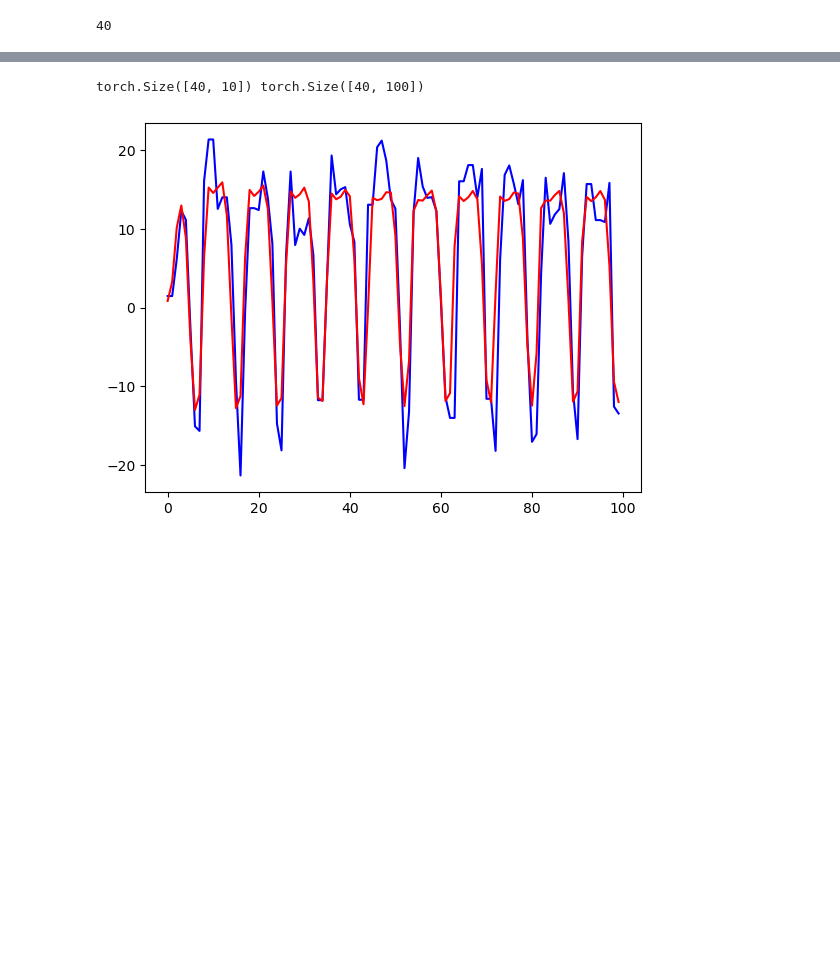
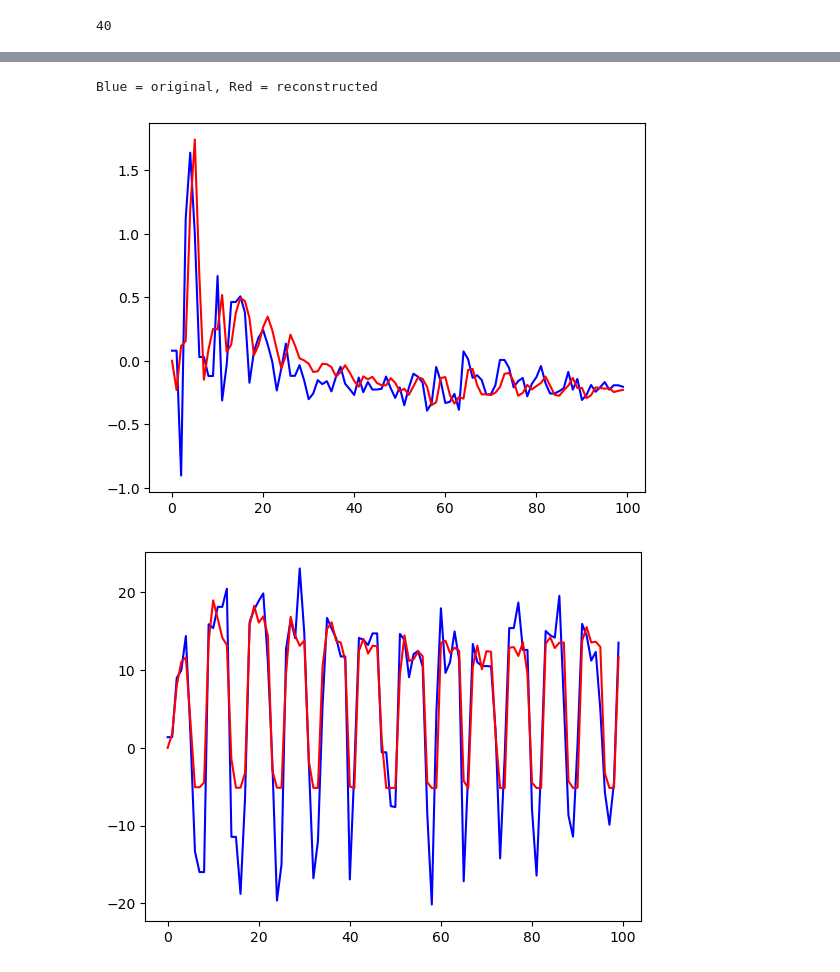
Before and after one commit to abbasilab/MMPL, a Jupyter notebook: notebooks/lstm_autoencoder.ipynb, the cells around one changed output, grey strips where cells are left out. Cells and saved outputs as stored; diff of their text form; code cells hidden in the pictures; blank space fills up the shorter version.

Commit message:
lstm autoencoder working w teacher forcing

```diff
--- a/notebooks/lstm_autoencoder.ipynb
+++ b/notebooks/lstm_autoencoder.ipynb
@@ -112,7 +127,17 @@ autoencoder = Autoencoder(
 # %%
-data_load = torch.utils.data.DataLoader(train_ds, len(train_ds), True)
-for data_matrix, labels in data_load:
-    accel_x = data_matrix[:, :, 0]
-    accel_x = accel_x.unsqueeze(2)
-    autoencoder.train(epochs=2000, learning_rate=0.01, gamma=0.999, data=accel_x.float())
+data_load = torch.utils.data.DataLoader(train_ds, len(train_ds), False)
+autoencoder.train()
+for epoch in range(epochs):
+    for data_matrix, labels in data_load:
+        accel_x = data_matrix[:, :, 0].transpose(0, 1).unsqueeze(2).float()
+
+        output = autoencoder(accel_x)
+
+        loss = criterion(accel_x, output)
+        opt.zero_grad()
+        loss.backward()
+        opt.step()
+
+    sched.step()
+    print("Epoch: ", epoch, " Loss: ", float(loss))
 # %% [output]
@@ -136,19 +161,44 @@ Intel MKL WARNING: Support of Intel(R) Streaming SIMD Extensions 4.2 (Intel(R) S
 # %%
 data_load = torch.utils.data.DataLoader(train_ds, len(train_ds), False)
 for data_matrix, labels in data_load:
-    accel_x = data_matrix[:, :, 0].unsqueeze(2).float()
+    accel_x = data_matrix[:, :, 0].transpose(0, 1).unsqueeze(2).float()
     with torch.no_grad():
-        encoded, decoded = autoencoder(accel_x)
-        decoded = decoded.squeeze()
-        print(encoded.size(), decoded.size())
+        output = autoencoder(accel_x)
+        print("Blue = original, Red = reconstructed")
+        plt.figure()
+        index = random.randint(0, 9)
+        p1 = accel_x[:, index, :].squeeze()
+        p2 = output[:, index, :]
 
-        p1 = accel_x[13].squeeze()
-        p2 = decoded[13]
+        plt.plot(p1, c='b')
+        plt.plot(p2, c='r')
+
+        plt.figure()
+        index = random.randint(10, 19)
+        p1 = accel_x[:, index, :].squeeze()
+        p2 = output[:, index, :]
+
+        plt.plot(p1, c='b')
+        plt.plot(p2, c='r')
+
+        plt.figure()
+        index = random.randint(20, 29)
+        p1 = accel_x[:, index, :].squeeze()
+        p2 = output[:, index, :]
+
+        plt.plot(p1, c='b')
+        plt.plot(p2, c='r')
+
+        plt.figure()
+        index = random.randint(30, 39)
+        p1 = accel_x[:, index, :].squeeze()
+        p2 = output[:, index, :]
 
         plt.plot(p1, c='b')
         plt.plot(p2, c='r')
 
         plt.show()
 # %% [output]
-torch.Size([40, 10]) torch.Size([40, 100])
+Blue = original, Red = reconstructed
-[figure, old version]
+[figure, new version]
+[figure, added]
```
Also changed, not shown: parts of 13 cells of this notebook.
